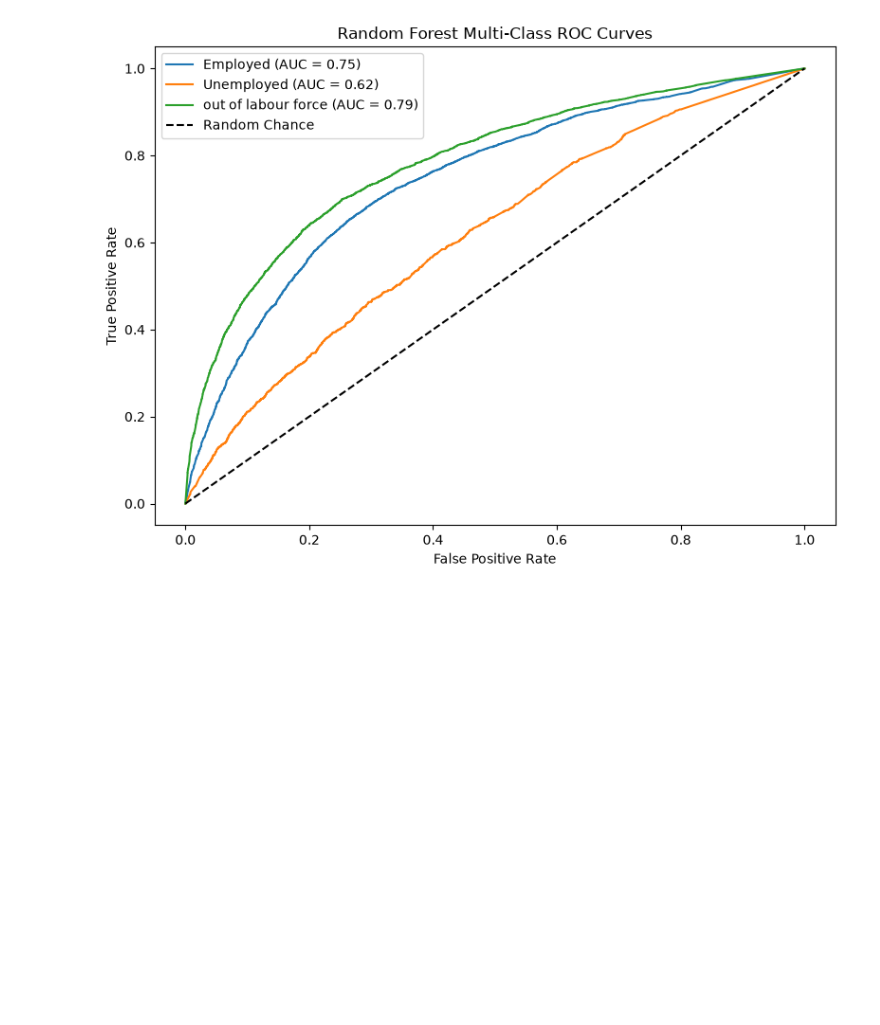
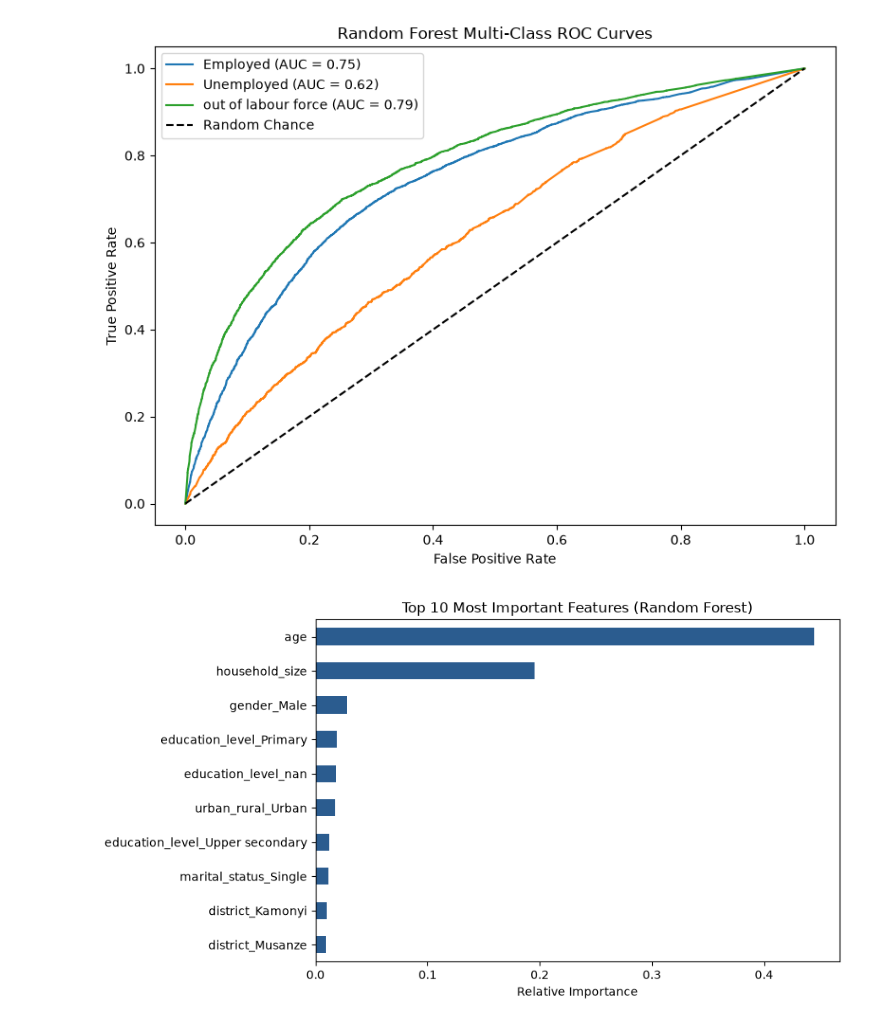
Before and after one commit to sahraomar1/ML_Summative_Assignment, a Jupyter notebook: notebooks/02_pipeline_and_modeling.ipynb, the cells around one changed output. Drawn from its saved outputs; the diff is of its cells as text; code cells hidden in the pictures; blank space fills up the shorter version.

Commit message:
Add feature importance plot

```diff
--- a/notebooks/02_pipeline_and_modeling.ipynb
+++ b/notebooks/02_pipeline_and_modeling.ipynb
@@ -291,3 +291,24 @@ plt.savefig("../figures/roc_pr_curves/rf_roc_curve.png", dpi=300)
 plt.show()
 # %% [output]
 [figure]
+# %%
+import numpy as np
+import pandas as pd
+import matplotlib.pyplot as plt
+
+cat_encoder = preprocessor.named_transformers_["cat"]
+encoded_cat_cols = cat_encoder.get_feature_names_out(cat_cols)
+all_features = num_cols + list(encoded_cat_cols)
+
+importances = model_rf.feature_importances_
+feat_imp = pd.Series(importances, index=all_features).sort_values(ascending=False).head(10)
+
+plt.figure(figsize=(9, 5))
+feat_imp.sort_values().plot(kind="barh", color="#2b5c8f")
+plt.title("Top 10 Most Important Features (Random Forest)")
+plt.xlabel("Relative Importance")
+plt.tight_layout()
+plt.savefig("../figures/rf_feature_importance.png", dpi=300)
+plt.show()
+# %% [output]
+[figure, added]
```
Also changed, not shown: 1 other file.
